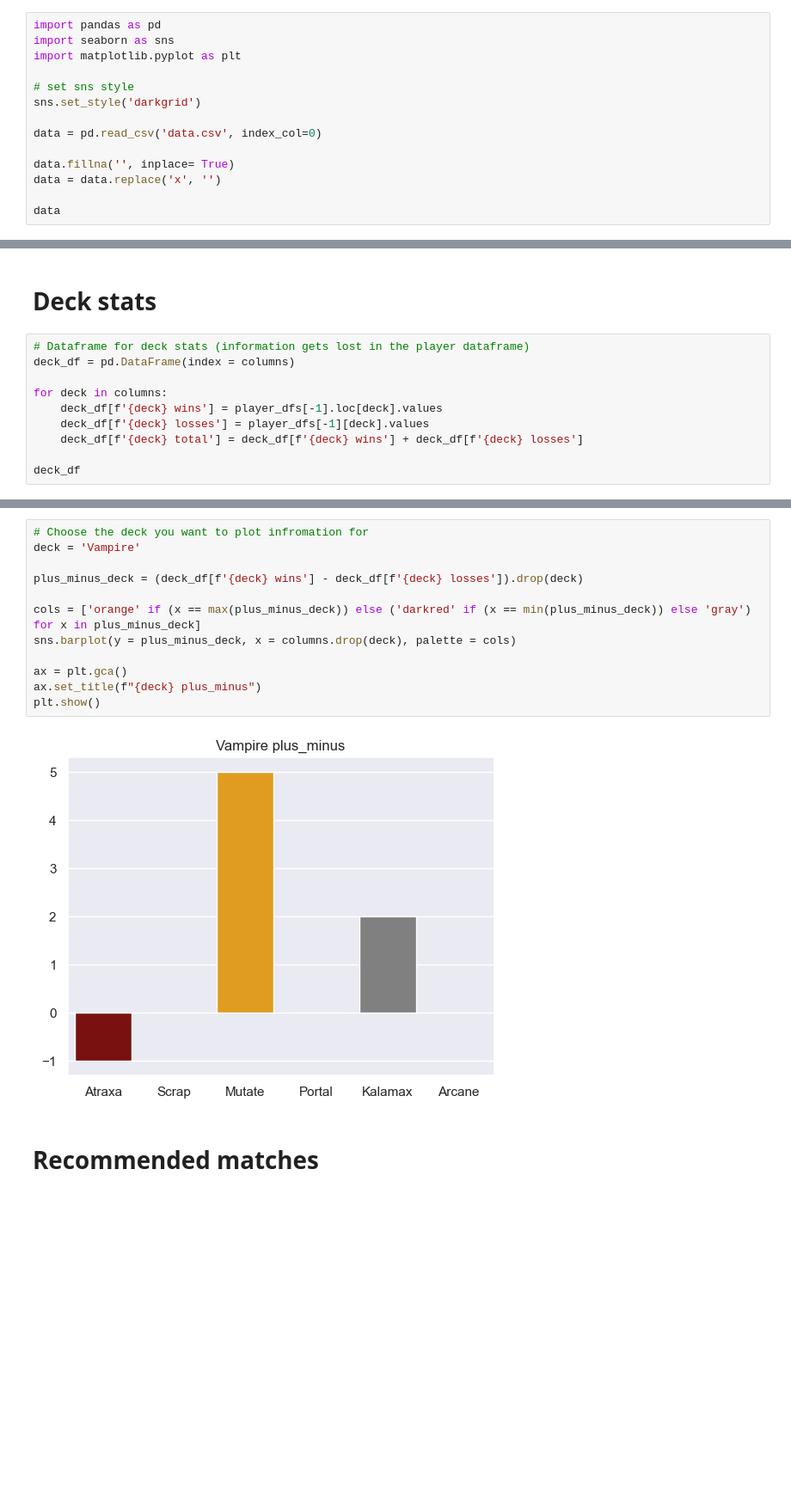
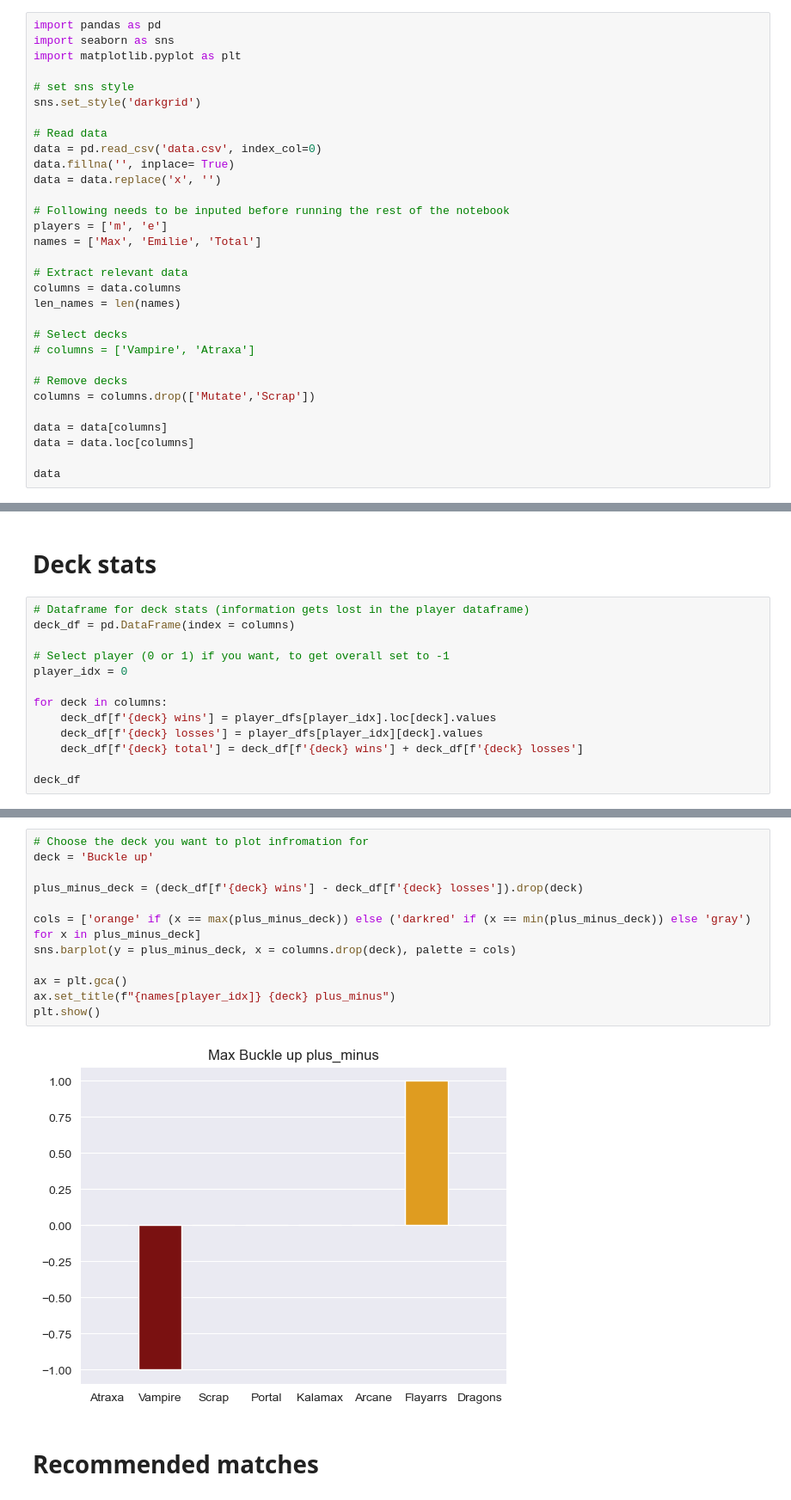
Before and after one commit to EmilieKar/Magic-stats, a Jupyter notebook: stats.ipynb, the cells around one changed output, grey strips where cells are left out. Shown: that part at 86% size. Cells and saved outputs as stored; diff of their text form; blank space fills up the shorter version.

```diff
--- a/stats.ipynb
+++ b/stats.ipynb
@@ -9,10 +9,27 @@ import matplotlib.pyplot as plt
 # set sns style
 sns.set_style('darkgrid')
 
+# Read data
 data = pd.read_csv('data.csv', index_col=0)
-
 data.fillna('', inplace= True)
 data = data.replace('x', '')
 
+# Following needs to be inputed before running the rest of the notebook
+players = ['m', 'e']
+names = ['Max', 'Emilie', 'Total']
+
+# Extract relevant data
+columns = data.columns
+len_names = len(names)
+
+# Select decks
+# columns = ['Vampire', 'Atraxa']
+
+# Remove decks
+columns = columns.drop(['Mutate','Scrap'])
+
+data = data[columns]
+data = data.loc[columns]
+
 data
 # %% [output]
@@ -116,9 +131,12 @@ for i in range(len_names):
 # Dataframe for deck stats (information gets lost in the player dataframe)
 deck_df = pd.DataFrame(index = columns)
 
+# Select player (0 or 1) if you want, to get overall set to -1
+player_idx = 0
+
 for deck in columns:
-    deck_df[f'{deck} wins'] = player_dfs[-1].loc[deck].values
-    deck_df[f'{deck} losses'] = player_dfs[-1][deck].values
+    deck_df[f'{deck} wins'] = player_dfs[player_idx].loc[deck].values
+    deck_df[f'{deck} losses'] = player_dfs[player_idx][deck].values
     deck_df[f'{deck} total'] = deck_df[f'{deck} wins'] + deck_df[f'{deck} losses']
 
 deck_df
@@ -135,17 +155,17 @@ deck_df
 # %%
 # Choose the deck you want to plot infromation for
-deck = 'Vampire'
+deck = 'Buckle up'
 
 plus_minus_deck = (deck_df[f'{deck} wins'] - deck_df[f'{deck} losses']).drop(deck)
 
 cols = ['orange' if (x == max(plus_minus_deck)) else ('darkred' if (x == min(plus_minus_deck)) else 'gray') for x in plus_minus_deck]
 sns.barplot(y = plus_minus_deck, x = columns.drop(deck), palette = cols)
 
 ax = plt.gca()
-ax.set_title(f"{deck} plus_minus")
+ax.set_title(f"{names[player_idx]} {deck} plus_minus")
 plt.show()
 # %% [output]
-[figure, old version]
+[figure, new version]
 # %% [markdown]
 # Recommended matches
 # %%
```
Also changed, not shown: parts of 8 cells of this notebook, 2 other files.
